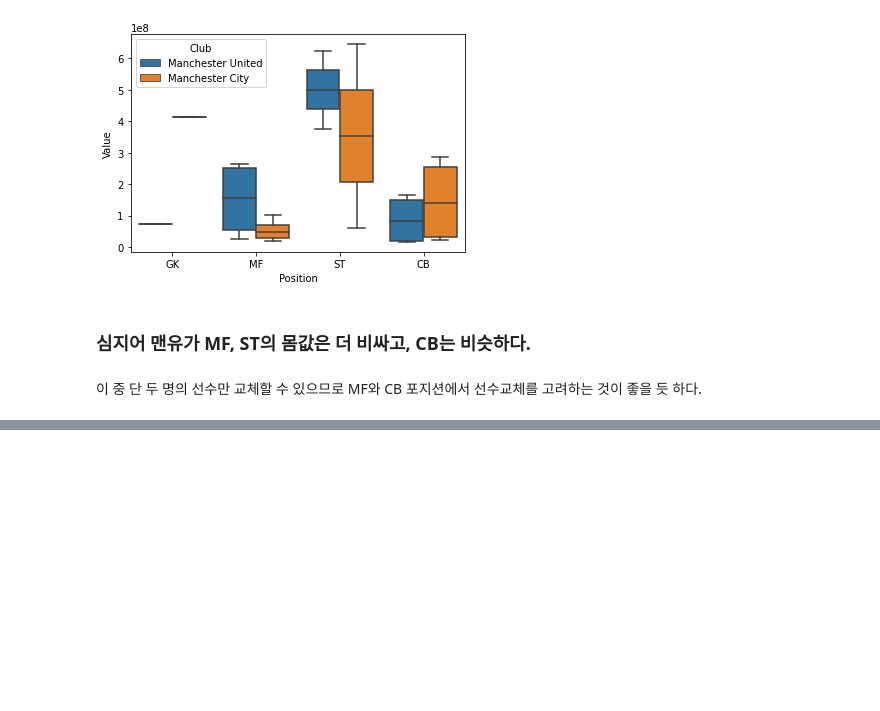
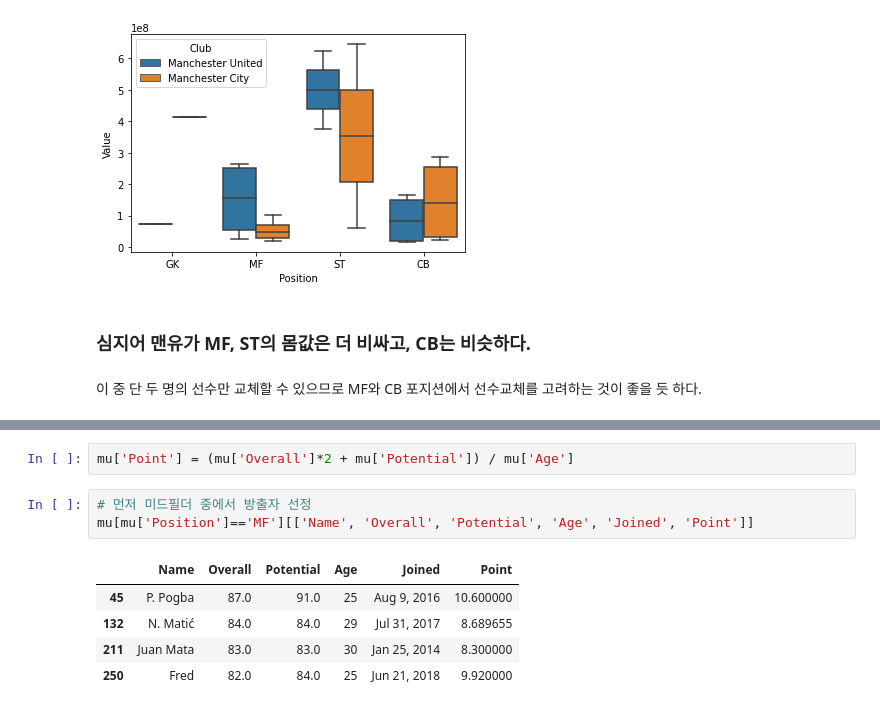
Before and after one commit to Jeong-Bin/DA-PROJECT, a Jupyter notebook: PROJECT_1 유럽 축구선수 분석.ipynb, the cells around one changed output, grey strips where cells are left out. Saved outputs shown, nothing was run; the diff lists cells and outputs as text; blank space fills up the shorter version.

```diff
--- a/PROJECT_1 유럽 축구선수 분석.ipynb
+++ b/PROJECT_1 유럽 축구선수 분석.ipynb
@@ -505,0 +517,11 @@ sns.boxplot(data = df, x = 'Position', y = 'Value', hue = 'Club')
+# %%
+mu['Point'] = (mu['Overall']*2 + mu['Potential']) / mu['Age']
+# %%
+# 먼저 미드필더 중에서 방출자 선정
+mu[mu['Position']=='MF'][['Name', 'Overall', 'Potential', 'Age', 'Joined', 'Point']]
+# %% [output]
+|  | Name | Overall | Potential | Age | Joined | Point |
+| 45 | P. Pogba | 87.0 | 91.0 | 25 | Aug 9, 2016 | 10.600000 |
+| 132 | N. Matić | 84.0 | 84.0 | 29 | Jul 31, 2017 | 8.689655 |
+| 211 | Juan Mata | 83.0 | 83.0 | 30 | Jan 25, 2014 | 8.300000 |
+| 250 | Fred | 82.0 | 84.0 | 25 | Jun 21, 2018 | 9.920000 |
```
Also changed, not shown: parts of 15 cells of this notebook.
